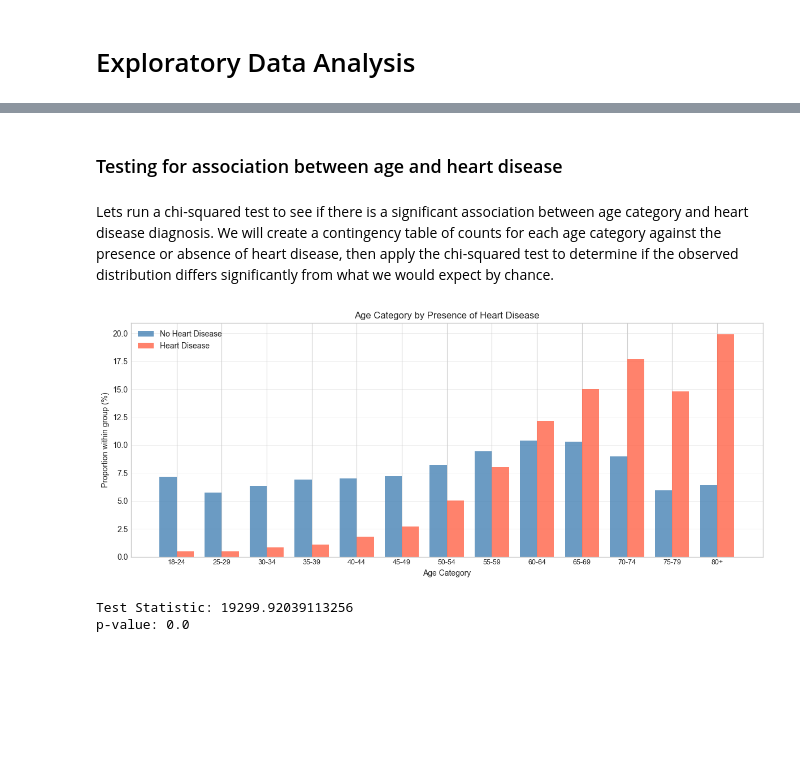
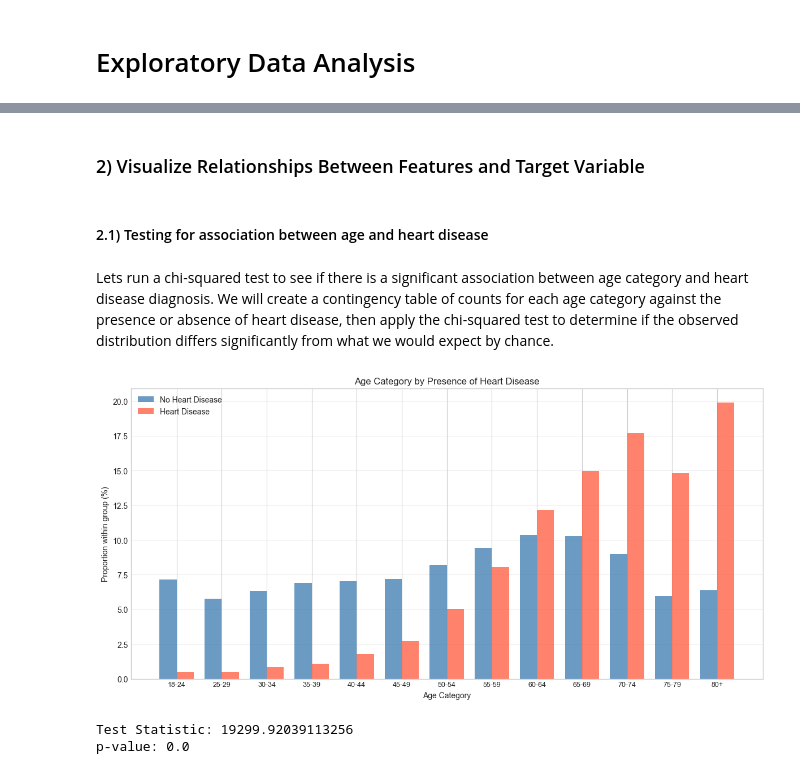
Before and after one commit to TeganHakim/heart-disease-prediction-analysis, a Jupyter notebook: final_project.ipynb, the cells around one changed output, grey strips where cells are left out. Saved outputs shown, nothing was run; the diff lists cells and outputs as text; code cells hidden in the pictures; blank space fills up the shorter version.

```diff
--- a/final_project.ipynb
+++ b/final_project.ipynb
@@ -160,38 +181,40 @@ df.describe(include='all')
+# %% [markdown]
+### 2) Visualize Relationships Between Features and Target Variable
 # %% [markdown]
-### Testing for association between age and heart disease
+#### 2.1) Testing for association between age and heart disease
 # %% [markdown]
 Lets run a chi-squared test to see if there is a significant association between age category and heart disease diagnosis. We will create a contingency table of counts for each age category against the presence or absence of heart disease, then apply the chi-squared test to determine if the observed distribution differs significantly from what we would expect by chance.
 # %%
 ###################################################
 ### Visualize age distribution of heart disease ###
 ###################################################
 
 # Calculate proportions of each age category within heart disease and no heart disease groups
 age_order = ['18-24','25-29','30-34','35-39','40-44','45-49',
              '50-54','55-59','60-64','65-69','70-74','75-79','80+']
 true_counts  = df[df['HeartDisease'] == 1]['AgeCategory'].value_counts(normalize=True).reindex(age_order) * 100
 false_counts  = df[df['HeartDisease'] == 0]['AgeCategory'].value_counts(normalize=True).reindex(age_order) * 100
 
 # Create side-by-side bar chart
 x = np.arange(len(age_order))
 width = 0.38
-fig, ax = plt.subplots(figsize=(12, 5))
+fig, ax = plt.subplots()
 ax.bar(x - width/2, false_counts, width, label='No Heart Disease', color='steelblue', alpha=0.8)
 ax.bar(x + width/2, true_counts, width, label='Heart Disease', color='tomato', alpha=0.8)
 
 # Update axes and labels
 ax.set_xticks(x)
 ax.set_xticklabels(age_order, fontsize=9)
 ax.set_xlabel('Age Category')
 ax.set_ylabel('Proportion within group (%)')
 ax.set_title('Age Category by Presence of Heart Disease')
 ax.legend()
 ax.grid(axis='y', linewidth=0.5, alpha=0.5)
 ax.set_axisbelow(True)
 plt.tight_layout()
 plt.show()
 # %% [output]
-[figure, old version]
+[figure, new version]
 # %%
 # Chi-squared test for association between age category and heart disease
 contingency = pd.crosstab(df['HeartDisease'], df['AgeCategory'])
```
Also changed, not shown: parts of 56 cells of this notebook.
